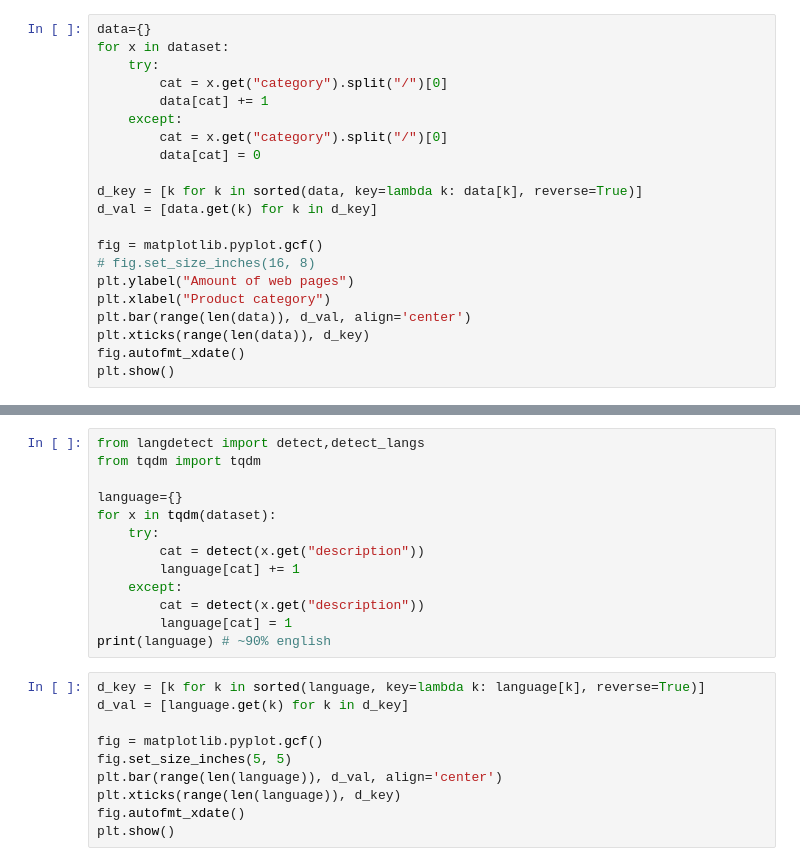
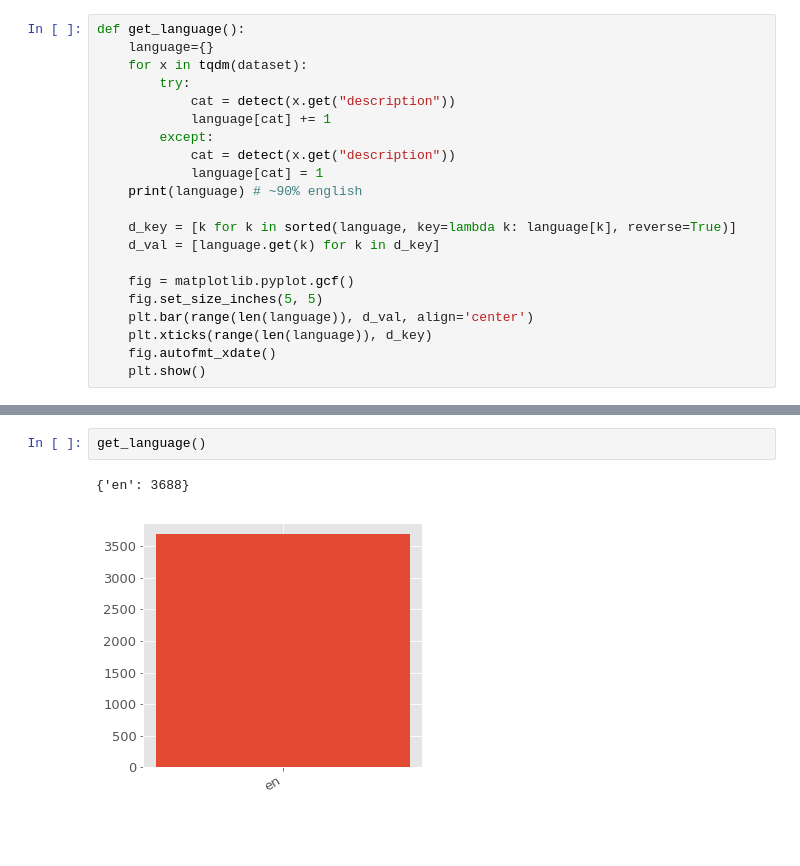
Before and after one commit to hampusadamsson/darknet_market_analyzis, a Jupyter notebook: dataset_evaluation.ipynb, the cells around one changed output, grey strips where cells are left out. Saved outputs shown, nothing was run; the diff lists cells and outputs as text; blank space fills up the shorter version.

```diff
--- a/dataset_evaluation.ipynb
+++ b/dataset_evaluation.ipynb
@@ -85,21 +176,21 @@ plt.show()
 # %%
-data={}
-for x in dataset:
-    try:
-        cat = x.get("category").split("/")[0]
-        data[cat] += 1
-    except:
-        cat = x.get("category").split("/")[0]
-        data[cat] = 0
+def get_language():
+    language={}
+    for x in tqdm(dataset):
+        try:
+            cat = detect(x.get("description"))
+            language[cat] += 1
+        except:
+            cat = detect(x.get("description"))
+            language[cat] = 1
+    print(language) # ~90% english
 
-d_key = [k for k in sorted(data, key=lambda k: data[k], reverse=True)]
-d_val = [data.get(k) for k in d_key]
+    d_key = [k for k in sorted(language, key=lambda k: language[k], reverse=True)]
+    d_val = [language.get(k) for k in d_key]
 
-fig = matplotlib.pyplot.gcf()
-# fig.set_size_inches(16, 8)
-plt.ylabel("Amount of web pages")
-plt.xlabel("Product category")
-plt.bar(range(len(data)), d_val, align='center')
-plt.xticks(range(len(data)), d_key)
-fig.autofmt_xdate()
-plt.show()
+    fig = matplotlib.pyplot.gcf()
+    fig.set_size_inches(5, 5)
+    plt.bar(range(len(language)), d_val, align='center')
+    plt.xticks(range(len(language)), d_key)
+    fig.autofmt_xdate()
+    plt.show()
@@ -108,23 +197,5 @@ plt.show()
-# %%
-from langdetect import detect,detect_langs
-from tqdm import tqdm
-
-language={}
-for x in tqdm(dataset):
-    try:
-        cat = detect(x.get("description"))
-        language[cat] += 1
-    except:
-        cat = detect(x.get("description"))
-        language[cat] = 1
-print(language) # ~90% english
-# %%
-d_key = [k for k in sorted(language, key=lambda k: language[k], reverse=True)]
-d_val = [language.get(k) for k in d_key]
-
-fig = matplotlib.pyplot.gcf()
-fig.set_size_inches(5, 5)
-plt.bar(range(len(language)), d_val, align='center')
-plt.xticks(range(len(language)), d_key)
-fig.autofmt_xdate()
-plt.show()
+# %%
+get_language()
+# %% [output]
+{'en': 3688}
+[figure, added]
```
Also changed, not shown: parts of 8 cells of this notebook.
